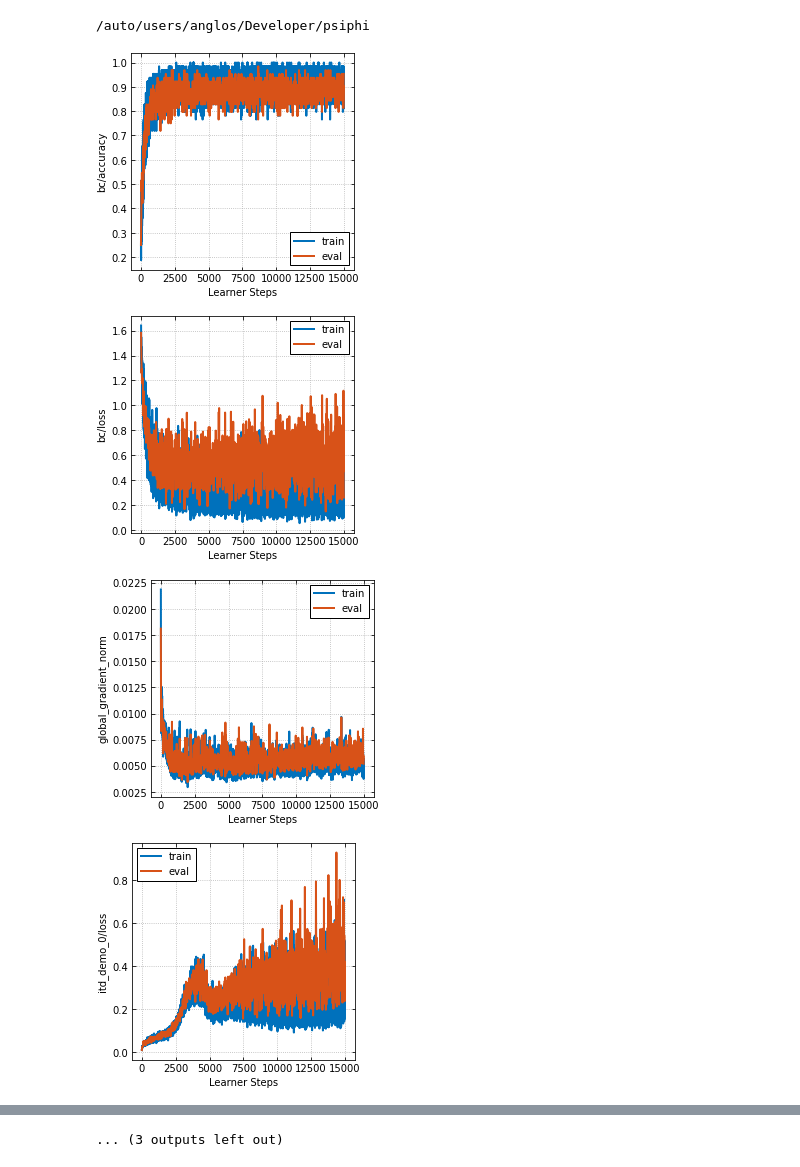
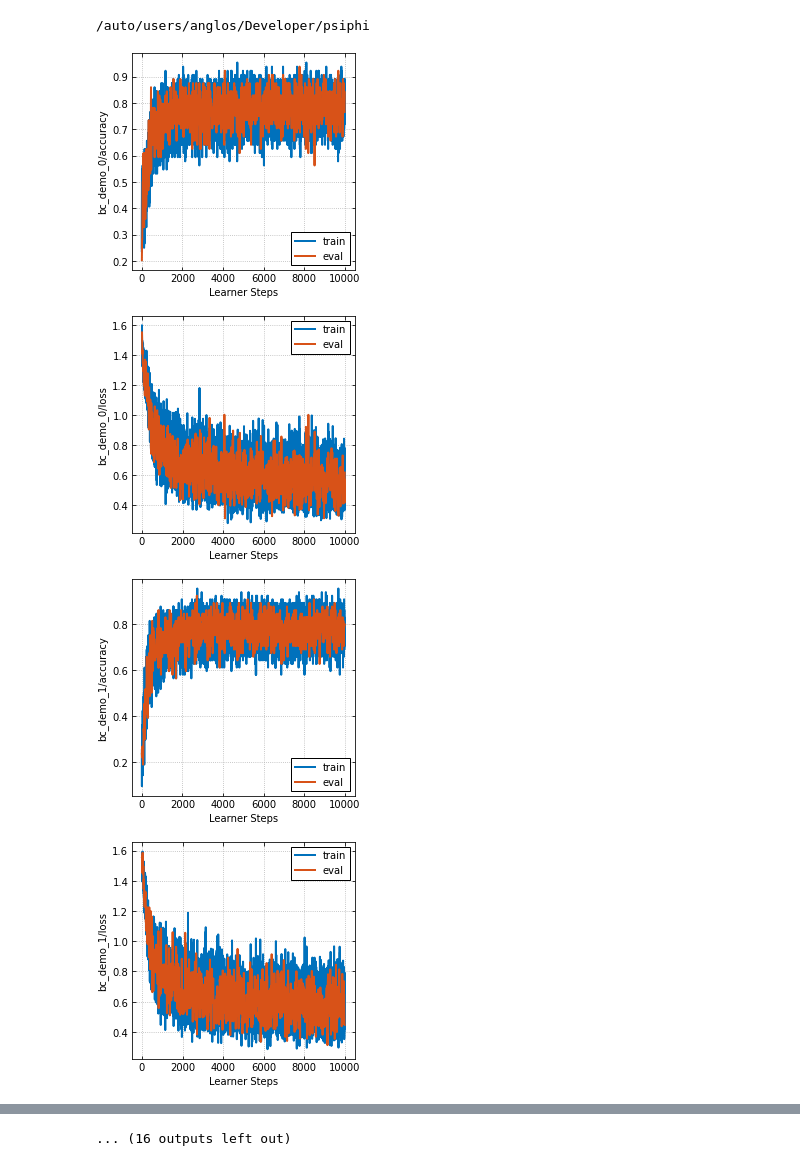
Before and after one commit to filangelos/social_rl, a Jupyter notebook: experiments/run_itd.ipynb, the cells around one changed output, grey strips where cells are left out. Cells and saved outputs as stored; diff of their text form; code cells hidden in the pictures.

Commit message:
`learner_step` accepts a sequence of `Transition`'s now, potentially from different, e.g., environments, demonstrators, etc.

```diff
--- a/experiments/run_itd.ipynb
+++ b/experiments/run_itd.ipynb
@@ -10,8 +10,8 @@ import tree
 import social_rl
 # %%
 #@title Constants, experiment config.
-GOAL_COLOR = 'red'
-NUM_LEARNING_STEPS = 15_000
+GOALS_COLORS = ['green', 'red']
+NUM_LEARNING_STEPS = 10_000
 BATCH_SIZE = 64
 DATA_DIR = 'data'
 EXPERT_EPSILON = 0.1
@@ -27,23 +26,34 @@ if False:
 # %%
 #@title Initialise environment, agent and offline dataset.
-env = social_rl.GridWorld(goal_color=GOAL_COLOR)
-replay_buffer = social_rl.replay.DemonstrationsBuffer(
+env = social_rl.GridWorld(goal_color=GOALS_COLORS[0])
+replay_buffer_0 = social_rl.replay.DemonstrationsBuffer(
     batch_size=BATCH_SIZE,
-    data_dir='{}/{}/{}'.format(DATA_DIR, GOAL_COLOR, EXPERT_EPSILON),
+    data_dir='{}/{}/{}'.format(
+      DATA_DIR, GOALS_COLORS[0], EXPERT_EPSILON),
+    seed=42)
+replay_buffer_1 = social_rl.replay.DemonstrationsBuffer(
+    batch_size=BATCH_SIZE,
+    data_dir='{}/{}/{}'.format(
+      DATA_DIR, GOALS_COLORS[1], EXPERT_EPSILON),
     seed=42)
 for evaluation in (True, False):
-  assert replay_buffer.can_sample(evaluation)
-agent = social_rl.agents.ITDAgent(env)
+  for replay_buffer in (replay_buffer_0, replay_buffer_1):
+    assert replay_buffer.can_sample(evaluation)
+assert len(GOALS_COLORS) == 2
+agent_config = social_rl.agents.itd.get_config()
+agent_config.num_demonstrators = 2
+agent = social_rl.agents.ITDAgent(env, config=agent_config)
 # %%
 #@title Train agent on offline dataset.
-learner_buffer_loop = social_rl.loops.LearnerBufferLoop(replay_buffer, agent)
+learner_buffer_loop = social_rl.loops.LearnerBufferLoop(
+    [replay_buffer_0, replay_buffer_1], agent)
 rng_key = jax.random.PRNGKey(42)
 rng_key, learner_key = jax.random.split(rng_key, num=2)
 params, learner_state, learner_stats = learner_buffer_loop.run(
     learner_key, num_iterations=NUM_LEARNING_STEPS, evaluate_every=10)
 social_rl.plotting.plot_learner_buffer_loop_stats(learner_stats);
 # %% [output]
-[figure, old version]
+[figure, new version]
-[figure, old version]
+[figure, new version]
-[figure, old version]
+[figure, new version]
-[figure, old version]
+[figure, new version]
@@ -58 +68 @@ social_rl.plotting.plot_learner_buffer_loop_stats(learner_stats);
-... (3 outputs left out)
+... (16 outputs left out)
```
Also changed, not shown: parts of 3 cells of this notebook, 6 other files.
